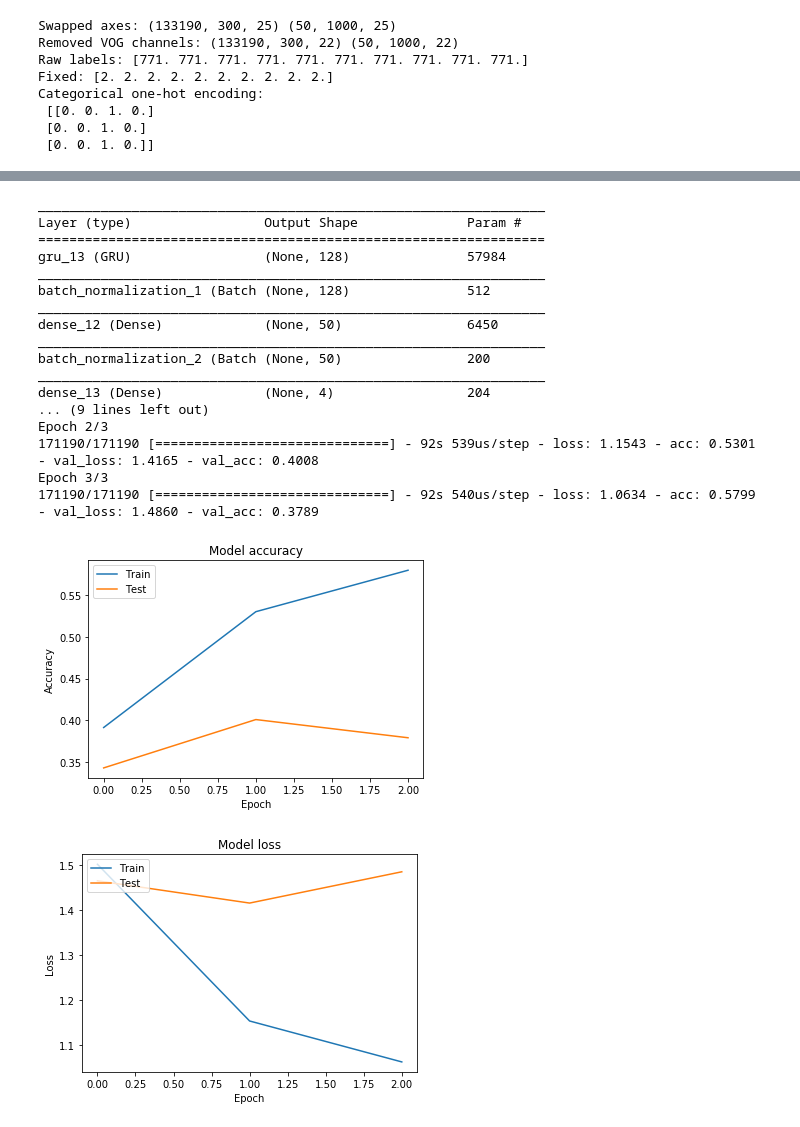
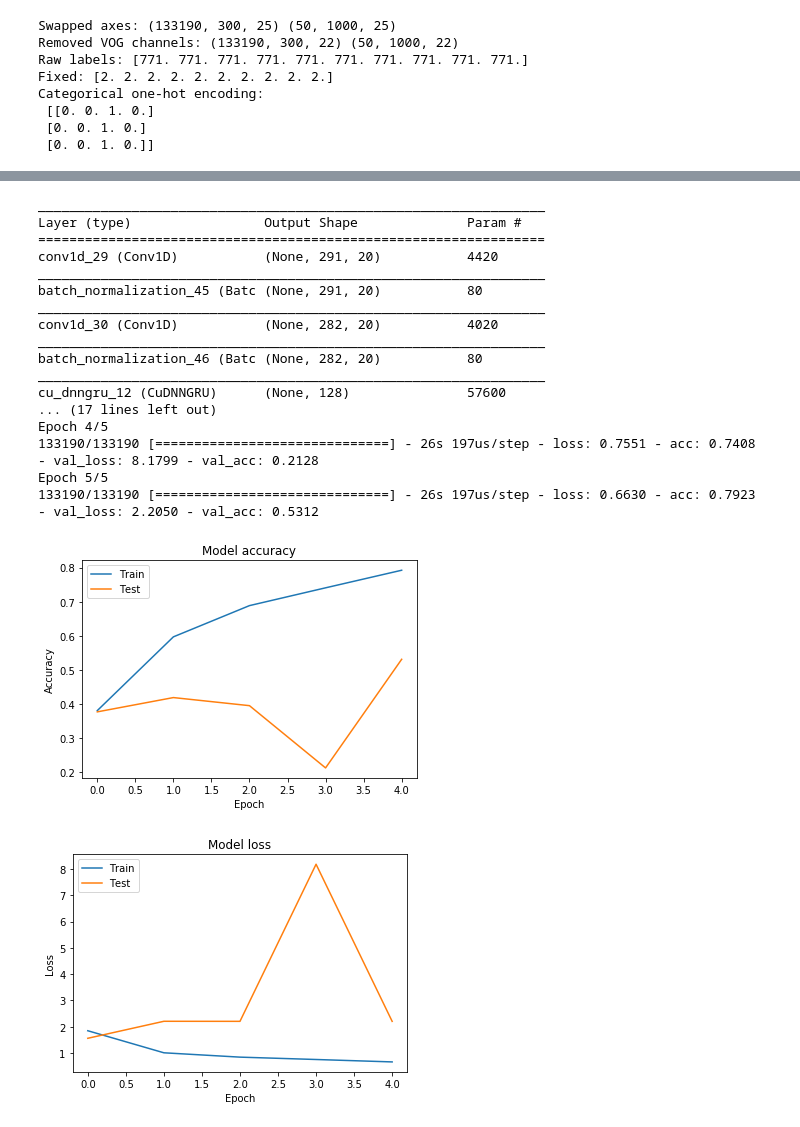
Before and after one commit to ltecot/eeg_project, a Jupyter notebook: PersonSpecific.ipynb, the cells around one changed output, grey strips where cells are left out. Cells and saved outputs as stored; diff of their text form; code cells hidden in the pictures.

Commit message:
finished preliminary setup and training of the models

```diff
--- a/PersonSpecific.ipynb
+++ b/PersonSpecific.ipynb
@@ -238,9 +243,16 @@ gru_units_sub = 128
 
 model = Sequential()
 
-model.add(GRU(gru_units_sub, recurrent_dropout=0.5, input_shape=input_dim,
+model.add(keras.layers.Conv1D(20, 10, input_shape=input_dim,
+                             kernel_regularizer=keras.regularizers.l2(0.05)))
+model.add(keras.layers.BatchNormalization())
+model.add(keras.layers.Conv1D(20, 10, kernel_regularizer=keras.regularizers.l2(0.05)))
+model.add(keras.layers.BatchNormalization())
+model.add(keras.layers.CuDNNGRU(gru_units_sub, input_shape=input_dim,
                 recurrent_regularizer=keras.regularizers.l2(0.01),
                 kernel_regularizer=keras.regularizers.l2(0.01)))
+model.add(keras.layers.BatchNormalization())
+model.add(Dense(4, activation="softmax"))
 model.compile(loss="categorical_crossentropy",
               optimizer="rmsprop",
               metrics=["accuracy"])
@@ -249,45 +261,45 @@ print(model.summary())
 
 history = model.fit(k_X_train, k_y_train_categ,
                     validation_data=(k_X_val, k_y_val_categ),
-                    epochs=3, verbose=1, batch_size=256)
+                    epochs=5, verbose=1, batch_size=256)
 
 
 
 #################### RNN loss and accuracy plotting
 # Plot training & validation accuracy values
 plt.plot(history.history['acc'])
 plt.plot(history.history['val_acc'])
 plt.title('Model accuracy')
 plt.ylabel('Accuracy')
 plt.xlabel('Epoch')
 plt.legend(['Train', 'Test'], loc='upper left')
 plt.show()
 # Plot training & validation loss values
 plt.plot(history.history['loss'])
 plt.plot(history.history['val_loss'])
 plt.title('Model loss')
 plt.ylabel('Loss')
 plt.xlabel('Epoch')
 plt.legend(['Train', 'Test'], loc='upper left')
 plt.show()
 # %% [output]
 _________________________________________________________________
 Layer (type)                 Output Shape              Param #
 =================================================================
-gru_13 (GRU)                 (None, 128)               57984
+conv1d_29 (Conv1D)           (None, 291, 20)           4420
 _________________________________________________________________
-batch_normalization_1 (Batch (None, 128)               512
+batch_normalization_45 (Batc (None, 291, 20)           80
 _________________________________________________________________
-dense_12 (Dense)             (None, 50)                6450
+conv1d_30 (Conv1D)           (None, 282, 20)           4020
 _________________________________________________________________
-batch_normalization_2 (Batch (None, 50)                200
+batch_normalization_46 (Batc (None, 282, 20)           80
 _________________________________________________________________
-dense_13 (Dense)             (None, 4)                 204
-... (9 lines left out)
-Epoch 2/3
-171190/171190 [==============================] - 92s 539us/step - loss: 1.1543 - acc: 0.5301 - val_loss: 1.4165 - val_acc: 0.4008
-Epoch 3/3
-171190/171190 [==============================] - 92s 540us/step - loss: 1.0634 - acc: 0.5799 - val_loss: 1.4860 - val_acc: 0.3789
+cu_dnngru_12 (CuDNNGRU)      (None, 128)               57600
+... (17 lines left out)
+Epoch 4/5
+133190/133190 [==============================] - 26s 197us/step - loss: 0.7551 - acc: 0.7408 - val_loss: 8.1799 - val_acc: 0.2128
+Epoch 5/5
+133190/133190 [==============================] - 26s 197us/step - loss: 0.6630 - acc: 0.7923 - val_loss: 2.2050 - val_acc: 0.5312
-[figure, old version]
+[figure, new version]
-[figure, old version]
+[figure, new version]
 # %%
```
Also changed, not shown: parts of 5 cells of this notebook, 13 other files.
